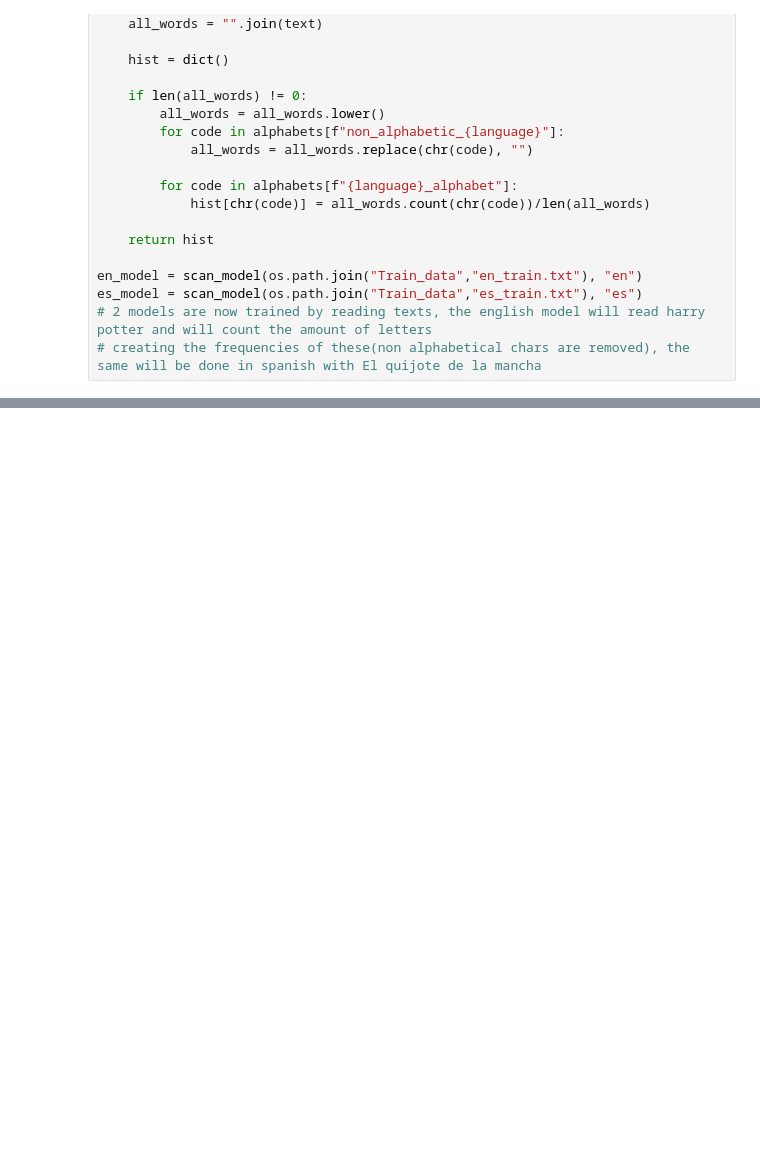
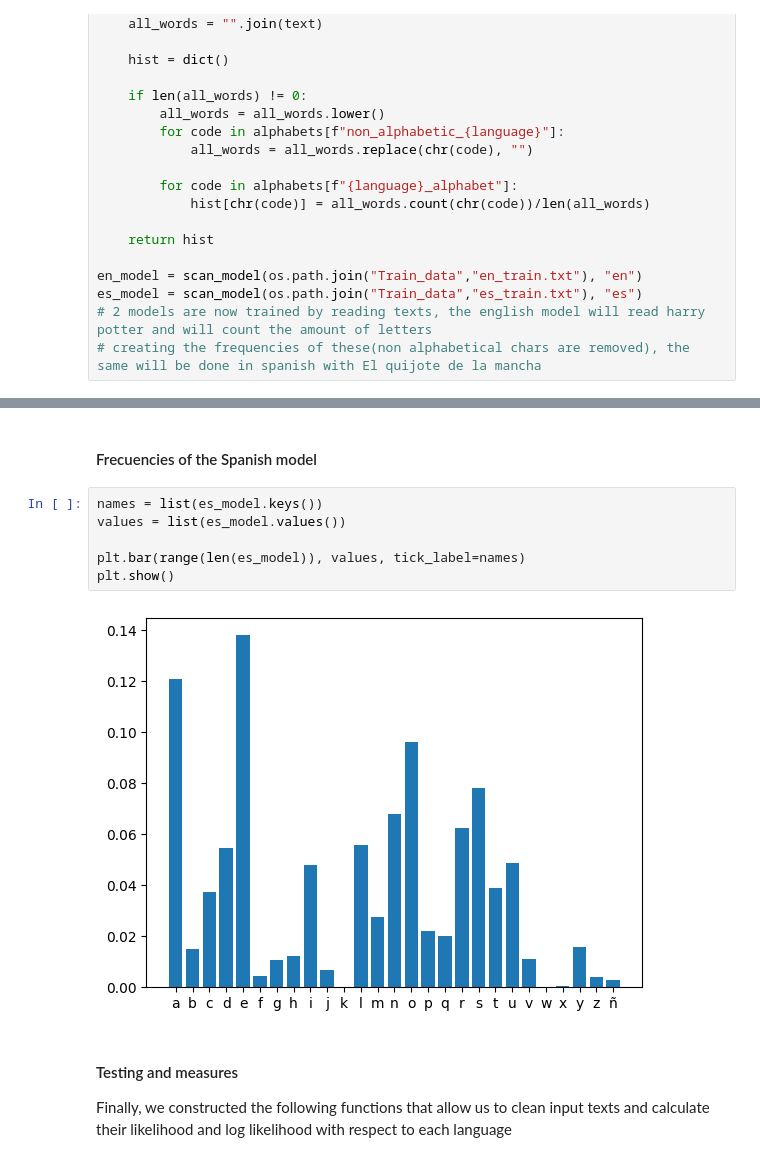
Before and after one commit to jagiraldom/Language_rec, a Jupyter notebook: Tarea2.ipynb, the cells around one changed output, grey strips where cells are left out. Cells and saved outputs as stored; diff of their text form; blank space fills up the shorter version.

```diff
--- a/Tarea2.ipynb
+++ b/Tarea2.ipynb
@@ -50 +73,15 @@ es_model = scan_model(os.path.join("Train_data","es_train.txt"), "es")
+# %% [markdown]
+#### Frecuencies of the Spanish model
+# %%
+names = list(es_model.keys())
+values = list(es_model.values())
+
+plt.bar(range(len(es_model)), values, tick_label=names)
+plt.show()
+# %% [output]
+[figure, added]
+# %% [markdown]
+#### Testing and measures
+
+Finally, we constructed the following functions that allow us to clean input texts and calculate their likelihood and log likelihood with respect to each language
 # %%
```
Also changed, not shown: parts of 14 cells of this notebook.
